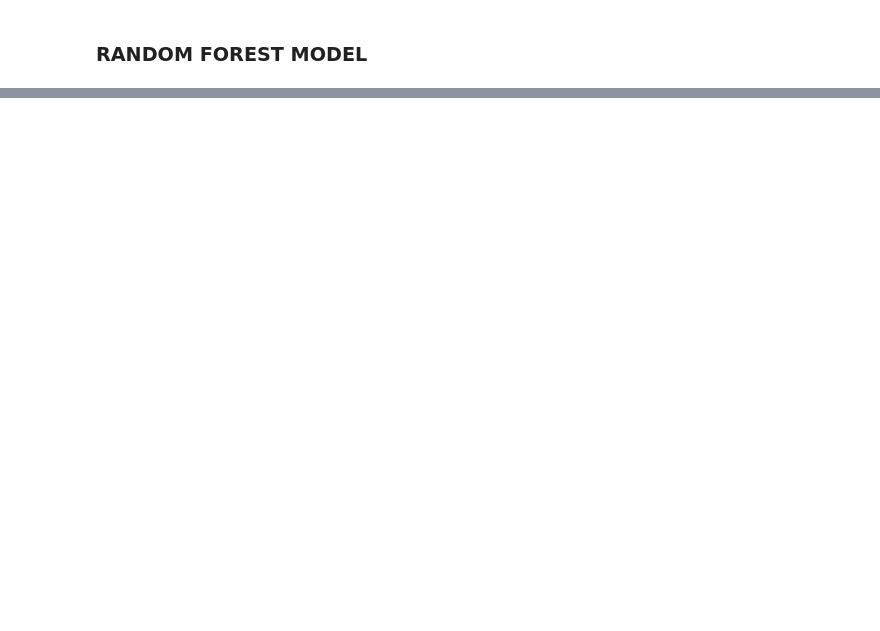
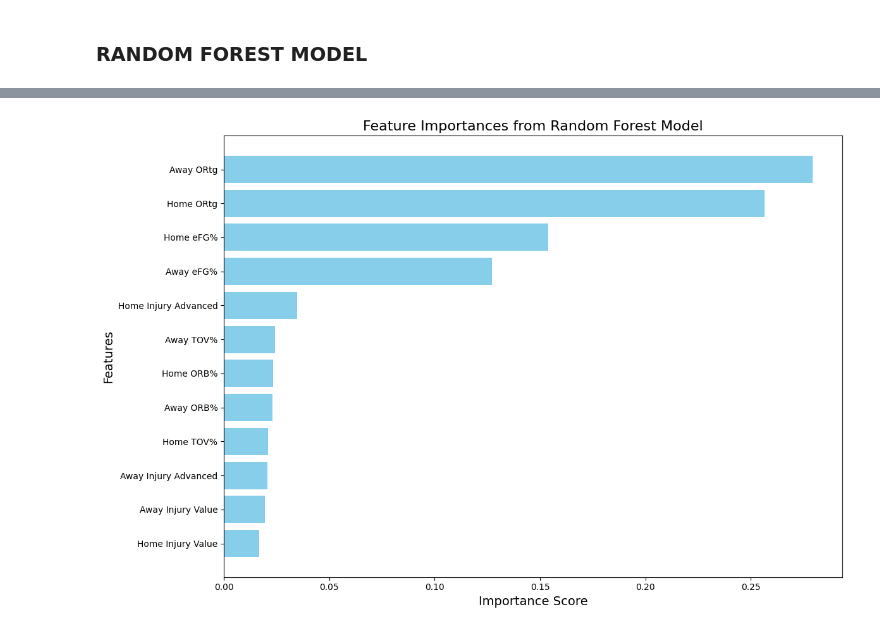
Before and after one commit to mshxth/nba-outcome-predictor, a Jupyter notebook: NBA.ipynb, the cells around one changed output, grey strips where cells are left out. Cells and saved outputs as stored; diff of their text form; code cells hidden in the pictures; blank space fills up the shorter version.

```diff
--- a/NBA.ipynb
+++ b/NBA.ipynb
@@ -536,8 +539,6 @@ def get_injury_advanced(injuries, team):
 # %%
 def scrape_home_win(date, home, away):
-    year, month, day = date.split("-")
-
-    file = "GAMES/{}-{}-{}-{}-{}.html".format(month, day, year, home, away)
+    file = "GAMES/{}-{}-{}.html".format(date, home, away)
     with open(file) as f:
         page = f.read()
 
@@ -678,3 +830,24 @@ df.to_excel(file_path, index=False)
 # %% [markdown]
 ### **RANDOM FOREST MODEL**
+# %%
+df_train = pd.DataFrame(TRAINING_DATA, columns=columns)
+
+file_path = 'DATA/training_data.xlsx'
+df_train.to_excel(file_path, index=False)
+df_train = df_train.drop(columns=["Home", "Away", "Home Back to Back", "Away Back to Back"])
+
+
+#df_train = pd.get_dummies(df_train, columns=['Home', 'Away'])
+#df_train = df_train.astype(float)
+
+
+df_test = pd.DataFrame(TEST_DATA, columns=columns)
+
+file_path = 'DATA/test_data.xlsx'
+df_test.to_excel(file_path, index=False)
+df_test = df_test.drop(columns=["Home", "Away", "Home Back to Back", "Away Back to Back"])
+
+
+#df_test = pd.get_dummies(df_test, columns=['Home', 'Away'])
+#df_test = df_test.astype(float)
 # %%
@@ -869,0 +946,21 @@ else:
+# %%
+
+
+# Get feature importances from the Random Forest model
+feature_importances = rf_model.feature_importances_
+
+# Create a bar graph
+plt.figure(figsize=(12, 8))
+sorted_idx = np.argsort(feature_importances)  # Sort features by importance
+plt.barh(np.array(features)[sorted_idx], feature_importances[sorted_idx], color="skyblue")
+
+# Add titles and labels
+plt.title("Feature Importances from Random Forest Model", fontsize=16)
+plt.xlabel("Importance Score", fontsize=14)
+plt.ylabel("Features", fontsize=14)
+plt.tight_layout()
+
+# Display the graph
+plt.show()
+# %% [output]
+[figure, added]
```
Also changed, not shown: parts of 67 cells of this notebook, 31 other files.
